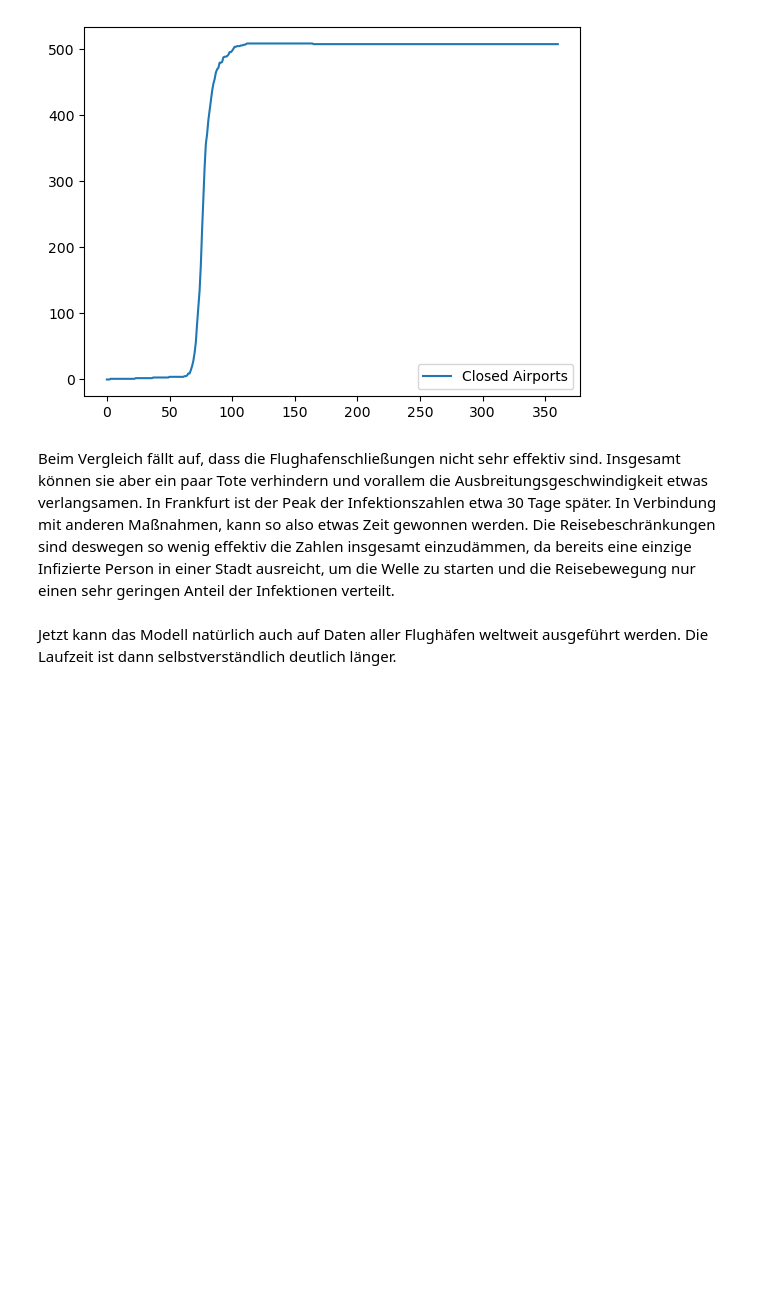
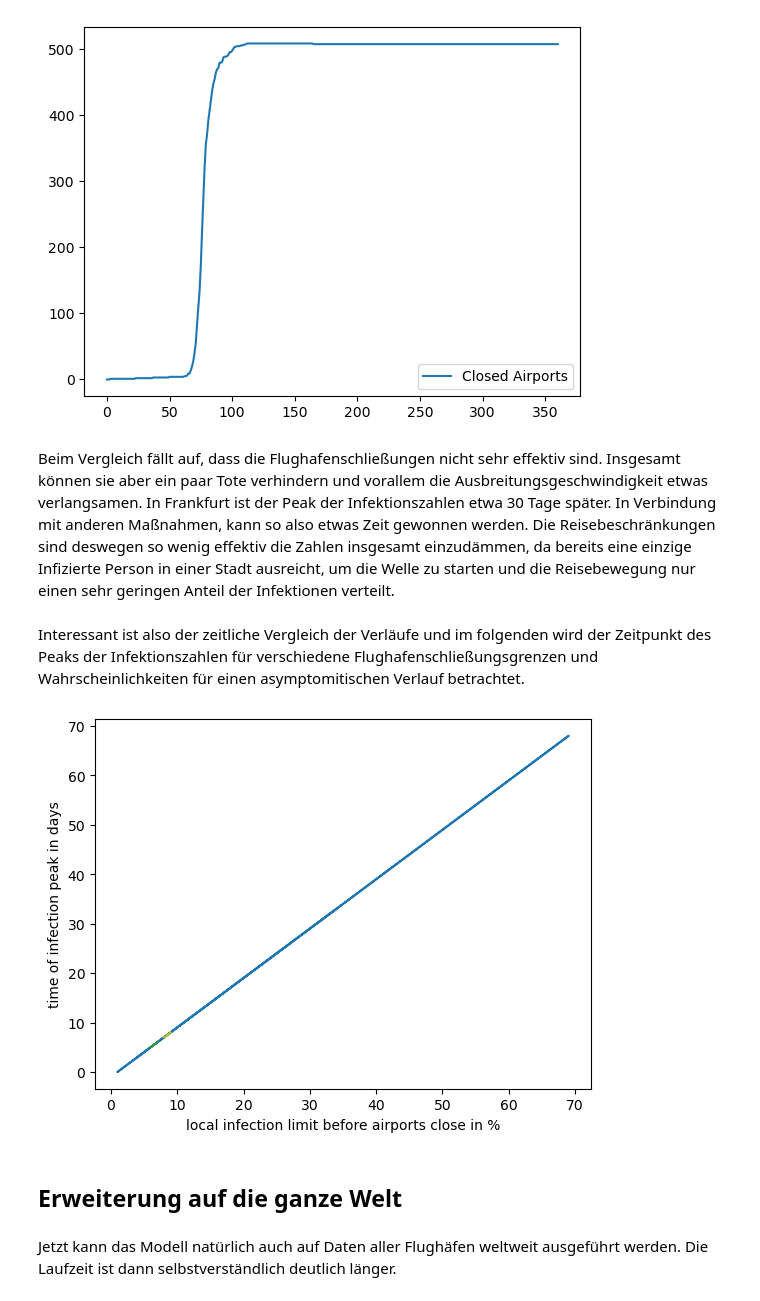
Before and after one commit to LoloSpirit/PlagueInc, a Jupyter notebook: Ausarbeitung_Projekt.ipynb, the cells around one changed output. Saved outputs shown, nothing was run; the diff lists cells and outputs as text; code cells hidden in the pictures; blank space fills up the shorter version.

```diff
--- a/Ausarbeitung_Projekt.ipynb
+++ b/Ausarbeitung_Projekt.ipynb
@@ -1447,6 +1447,39 @@ plot_global_values("Europe with travel restrictions", t, SZAIDRC_values)
 [figure]
 # %% [markdown]
 Beim Vergleich fällt auf, dass die Flughafenschließungen nicht sehr effektiv sind. Insgesamt können sie aber ein paar Tote verhindern und vorallem die Ausbreitungsgeschwindigkeit etwas verlangsamen. In Frankfurt ist der Peak der Infektionszahlen etwa 30 Tage später. In Verbindung mit anderen Maßnahmen, kann so also etwas Zeit gewonnen werden. Die Reisebeschränkungen sind deswegen so wenig effektiv die Zahlen insgesamt einzudämmen, da bereits eine einzige Infizierte Person in einer Stadt ausreicht, um die Welle zu starten und die Reisebewegung nur einen sehr geringen Anteil der Infektionen verteilt.
+# %% [markdown]
+Interessant ist also der zeitliche Vergleich der Verläufe und im folgenden wird der Zeitpunkt des Peaks der Infektionszahlen für verschiedene Flughafenschließungsgrenzen und Wahrscheinlichkeiten für einen asymptomitischen Verlauf betrachtet.
+# %%
+cure_humanity_exp()
+days = 140
+
+for sigma in np.arange(0, .9, .1):
+    infection_peaks = []
+    close_percent = []
+    for x in np.arange(0.005, 0.03, 0.005):
+        city = cities_exp['KIV']
+        city.infect_percent(.1)
+        t, SZAIDRC_values = combined_simulation_exp_restrictions(0.3, gamma, 1/90, 1/5, .02, 1, 0.07, 0.04, 0.04, 0.04, 0.01, 0.04, days, x, x/2)
+        global_i_values = []
+        # build sum over all values from each city for each timestep
+        for x in range(len(t)):
+            sum_i = 0
+            for i, v in enumerate(SZAIDRC_values.values()):
+                sum_i += v[x][3]
+            if len(global_i_values) > 0 and sum_i < global_i_values[-1]:
+                break
+            global_i_values.append(sum_i)
+        close_percent.append(x)
+        infection_peaks.append(global_i_values.index(max(global_i_values)))
+
+    plt.plot(close_percent, infection_peaks)
+plt.xlabel('local infection limit before airports close in %')
+plt.ylabel('time of infection peak in days')
+plt.show()
+# %% [output]
+[figure, added]
+# %% [markdown]
+## Erweiterung auf die ganze Welt
 # %% [markdown]
 Jetzt kann das Modell natürlich auch auf Daten aller Flughäfen weltweit ausgeführt werden. Die Laufzeit ist dann selbstverständlich deutlich länger.
 # %%
```
Also changed, not shown: parts of 2 cells of this notebook.
